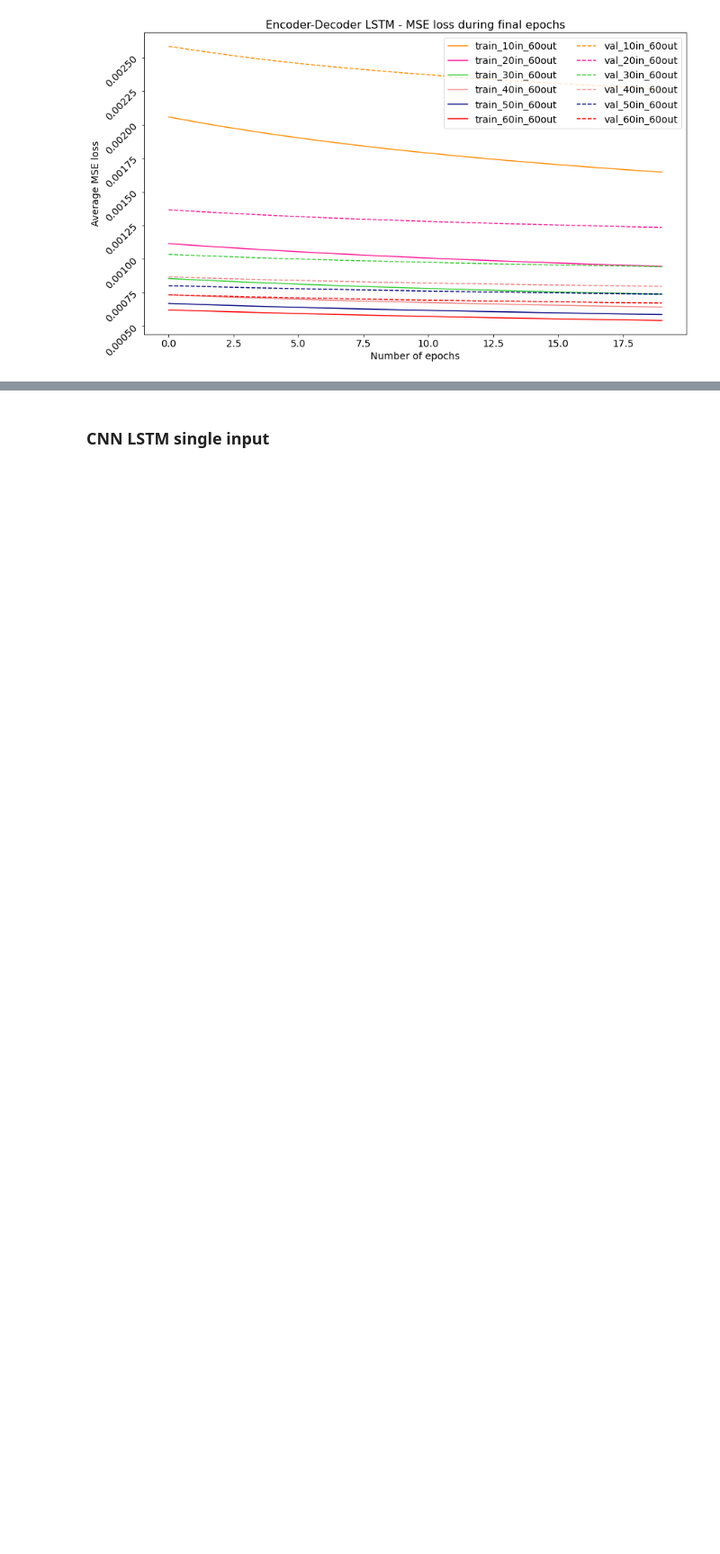
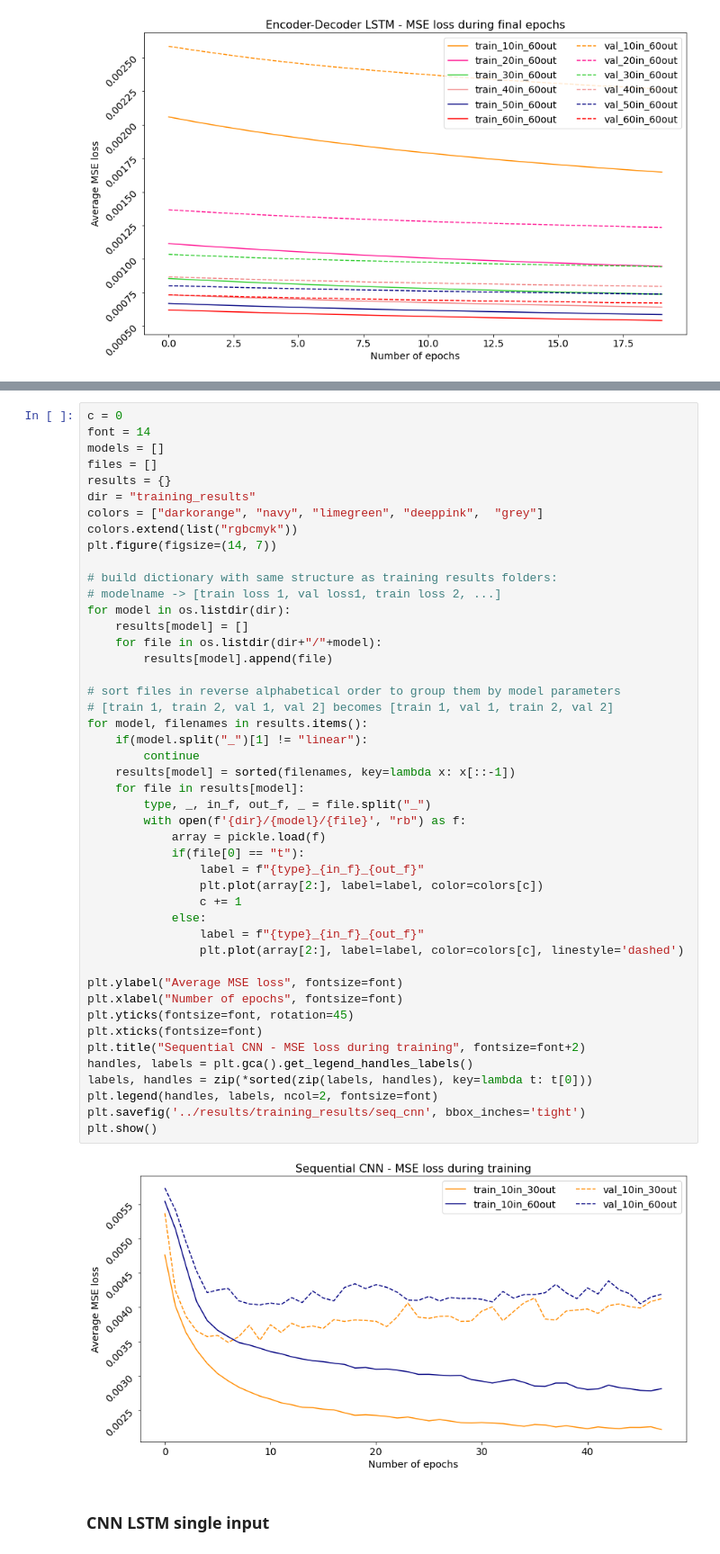
Before and after one commit to lancedw/3D-state-prediction-for-surface-vessels-using-IMU-data-and-images, a Jupyter notebook: code/notebooks/training_result_plots.ipynb, the cells around one changed output, grey strips where cells are left out. Shown at 90% size. Drawn from its saved outputs; the diff is of its cells as text; blank space fills up the shorter version.

Commit message:
train result plot

```diff
--- a/code/notebooks/training_result_plots.ipynb
+++ b/code/notebooks/training_result_plots.ipynb
@@ -178,3 +179,51 @@ plt.show()
+# %%
+c = 0
+font = 14
+models = []
+files = []
+results = {}
+dir = "training_results"
+colors = ["darkorange", "navy", "limegreen", "deeppink",  "grey"]
+colors.extend(list("rgbcmyk"))
+plt.figure(figsize=(14, 7))
+
+# build dictionary with same structure as training results folders:
+# modelname -> [train loss 1, val loss1, train loss 2, ...]
+for model in os.listdir(dir):
+    results[model] = []
+    for file in os.listdir(dir+"/"+model):
+        results[model].append(file)
+
+# sort files in reverse alphabetical order to group them by model parameters
+# [train 1, train 2, val 1, val 2] becomes [train 1, val 1, train 2, val 2]
+for model, filenames in results.items():
+    if(model.split("_")[1] != "linear"):
+        continue
+    results[model] = sorted(filenames, key=lambda x: x[::-1])
+    for file in results[model]:
+        type, _, in_f, out_f, _ = file.split("_")
+        with open(f'{dir}/{model}/{file}', "rb") as f:
+            array = pickle.load(f)
+            if(file[0] == "t"):
+                label = f"{type}_{in_f}_{out_f}"
+                plt.plot(array[2:], label=label, color=colors[c])
+                c += 1
+            else:
+                label = f"{type}_{in_f}_{out_f}"
+                plt.plot(array[2:], label=label, color=colors[c], linestyle='dashed')
+
+plt.ylabel("Average MSE loss", fontsize=font)
+plt.xlabel("Number of epochs", fontsize=font)
+plt.yticks(fontsize=font, rotation=45)
+plt.xticks(fontsize=font)
+plt.title("Sequential CNN - MSE loss during training", fontsize=font+2)
+handles, labels = plt.gca().get_legend_handles_labels()
+labels, handles = zip(*sorted(zip(labels, handles), key=lambda t: t[0]))
+plt.legend(handles, labels, ncol=2, fontsize=font)
+plt.savefig('../results/training_results/seq_cnn', bbox_inches='tight')
+plt.show()
+# %% [output]
+[figure, added]
 # %% [markdown]
 ### CNN LSTM single input
 # %%
```
Also changed, not shown: parts of 2 cells of this notebook, 1 other file.
